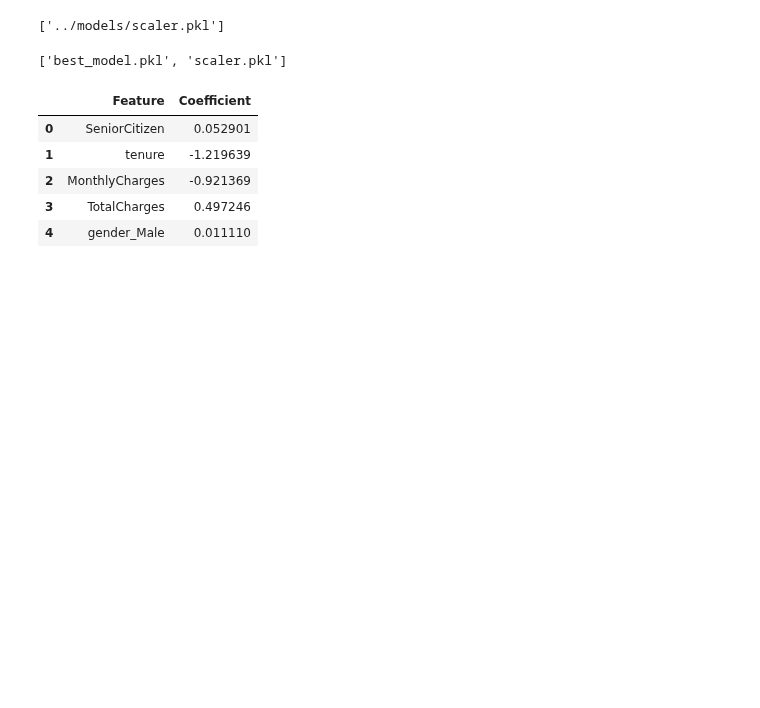
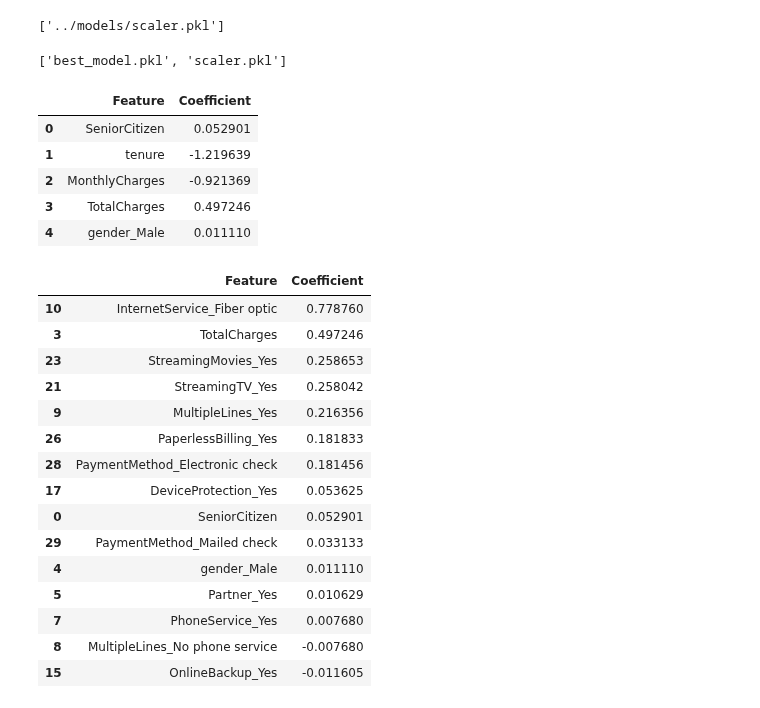
Before and after one commit to Samm-05/telecom-churn-prediction, a Jupyter notebook: notebooks/05_model_training.ipynb, the cells around one changed output. Drawn from its saved outputs; the diff is of its cells as text; code cells hidden in the pictures; blank space fills up the shorter version.

```diff
--- a/notebooks/05_model_training.ipynb
+++ b/notebooks/05_model_training.ipynb
@@ -314,3 +314,27 @@ importance.head()
 | 2 | MonthlyCharges | -0.921369 |
 | 3 | TotalCharges | 0.497246 |
 | 4 | gender_Male | 0.011110 |
+# %%
+importance = importance.sort_values(
+    by="Coefficient",
+    ascending=False
+)
+
+importance.head(15)
+# %% [output]
+|  | Feature | Coefficient |
+| 10 | InternetService_Fiber optic | 0.778760 |
+| 3 | TotalCharges | 0.497246 |
+| 23 | StreamingMovies_Yes | 0.258653 |
+| 21 | StreamingTV_Yes | 0.258042 |
+| 9 | MultipleLines_Yes | 0.216356 |
+| 26 | PaperlessBilling_Yes | 0.181833 |
+| 28 | PaymentMethod_Electronic check | 0.181456 |
+| 17 | DeviceProtection_Yes | 0.053625 |
+| 0 | SeniorCitizen | 0.052901 |
+| 29 | PaymentMethod_Mailed check | 0.033133 |
+| 4 | gender_Male | 0.011110 |
+| 5 | Partner_Yes | 0.010629 |
+| 7 | PhoneService_Yes | 0.007680 |
+| 8 | MultipleLines_No phone service | -0.007680 |
+| 15 | OnlineBackup_Yes | -0.011605 |
```
Also changed, not shown: parts of 1 cell of this notebook.
